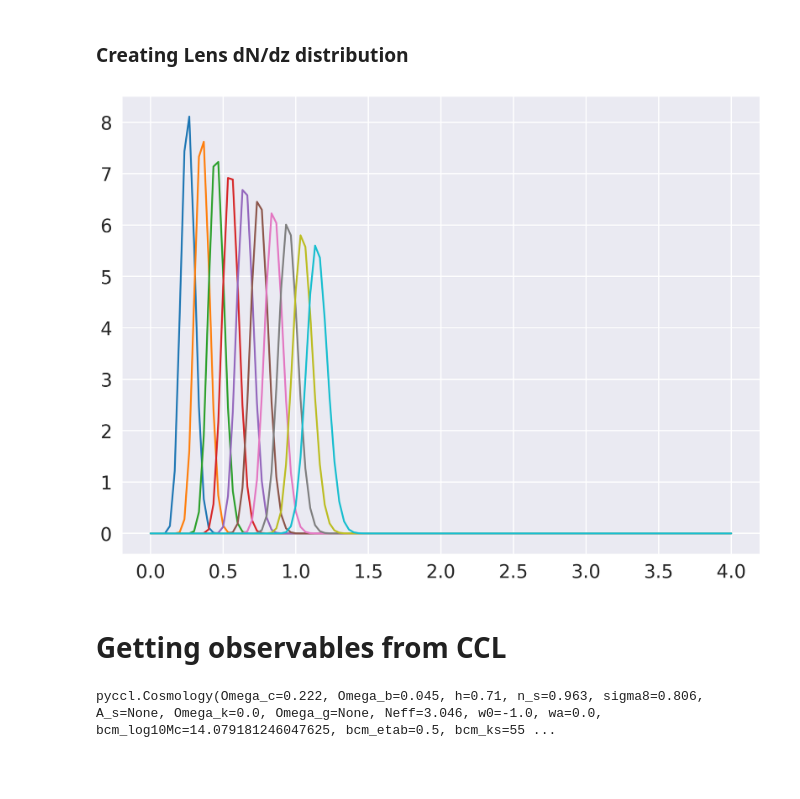
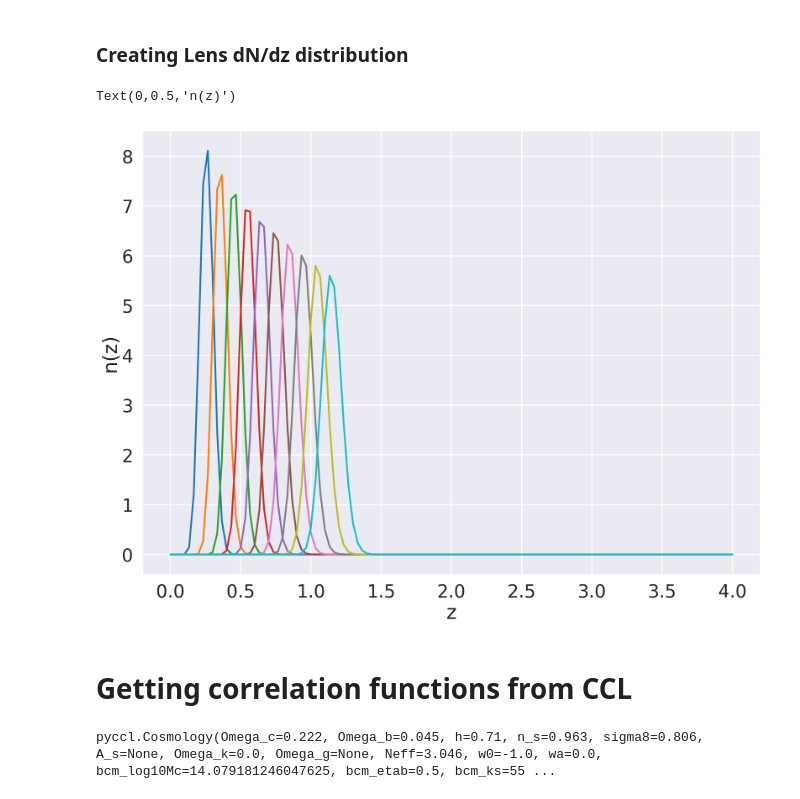
Before and after one commit to hsnee/PZ_project, a Jupyter notebook: firecrown.ipynb, the cells around one changed output. Cells and saved outputs as stored; diff of their text form; code cells hidden in the pictures; blank space fills up the shorter version.

```diff
--- a/firecrown.ipynb
+++ b/firecrown.ipynb
@@ -87,13 +87,17 @@ z = np.linspace(0, 4, 121)
 dNdz_dict_lens = {}
 for i, bin in enumerate(bins[:-1]):
     dNdz_dict_lens[bin_centers[i]] = ccl.dNdz_tomog(z, 'wl_fid', bins[i], bins[i+1], pz)
-# %%
-for key in dNdz_dict_lens.keys():
-    sns.lineplot(z, dNdz_dict_lens[key], markers=False)
-# %% [output]
-[figure, removed]
+# %%
+dNdz_lens_df = pd.DataFrame(dNdz_dict_lens)
+for key in dNdz_lens_df.columns:
+    sns.lineplot(x=z, y=dNdz_lens_df[key], data=dNdz_lens_df, markers=False)
+plt.xlabel('z')
+plt.ylabel('n(z)')
+# %% [output]
+Text(0,0.5,'n(z)')
+[figure, added]
 # %% [markdown]
-# Getting observables from CCL
+# Getting correlation functions from CCL
 # %%
 cosmo = ccl.Cosmology(Omega_c=0.222, Omega_b=0.045, h=0.71, sigma8=0.806, n_s=0.963)
 pprint(cosmo_fid)
```
Also changed, not shown: parts of 9 cells of this notebook.
